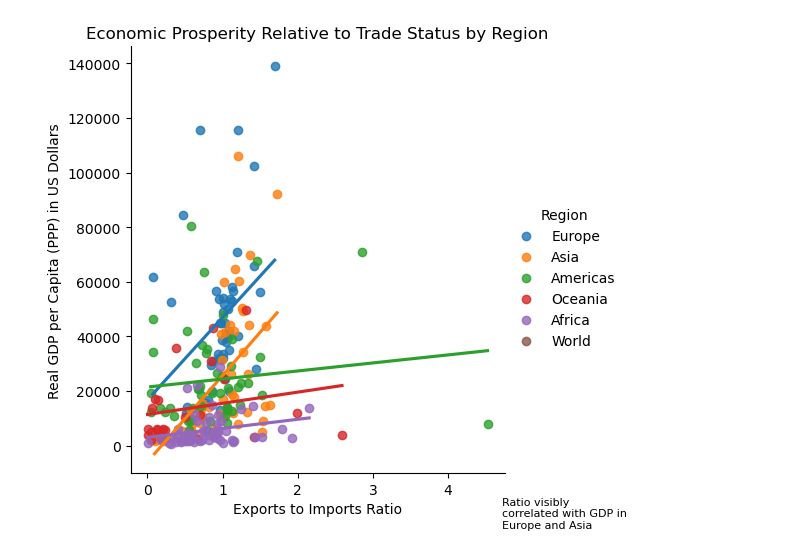
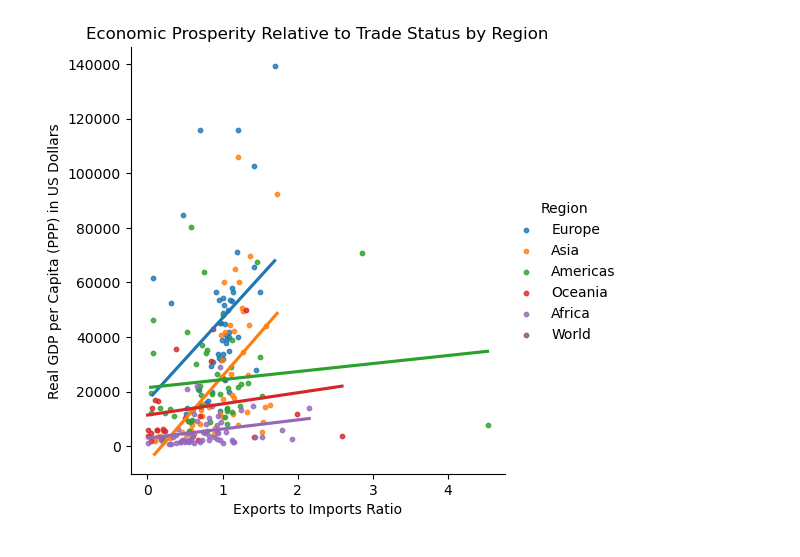
Before and after one commit to davisdowdle/semesterproject, a Jupyter notebook: eda.ipynb, the cells around one changed output. Drawn from its saved outputs; the diff is of its cells as text; code cells hidden in the pictures.

```diff
--- a/eda.ipynb
+++ b/eda.ipynb
@@ -7,11 +19,9 @@ gdp = pd.read_csv('gdp.csv') #read gdp csv
 # %%
-sns.lmplot(data = gdp, x = 'Ratio', y = 'GDP', hue = 'Region', ci =None) #plot ratio to gdp scatterplot with fits for each Region
+sns.lmplot(data = gdp, x = 'Ratio', y = 'GDP', hue = 'Region', scatter_kws = {'s': 10}, ci =None)
 plt.title('Economic Prosperity Relative to Trade Status by Region')
 plt.xlabel('Exports to Imports Ratio')
 plt.ylabel('Real GDP per Capita (PPP) in US Dollars')
-plt.figtext(.8, .01, 'Ratio visibly correlated with GDP in Europe and Asia',
-            horizontalalignment='left', wrap = True, fontsize = 8) #caption in bottom right corner
-plt.savefig('eda1.pdf', bbox_inches='tight')
+plt.savefig('traderegion.png', bbox_inches='tight')
 plt.show()
 # %% [output]
-[figure, old version]
+[figure, new version]
```
Also changed, not shown: parts of 8 cells of this notebook, 10 other files.
